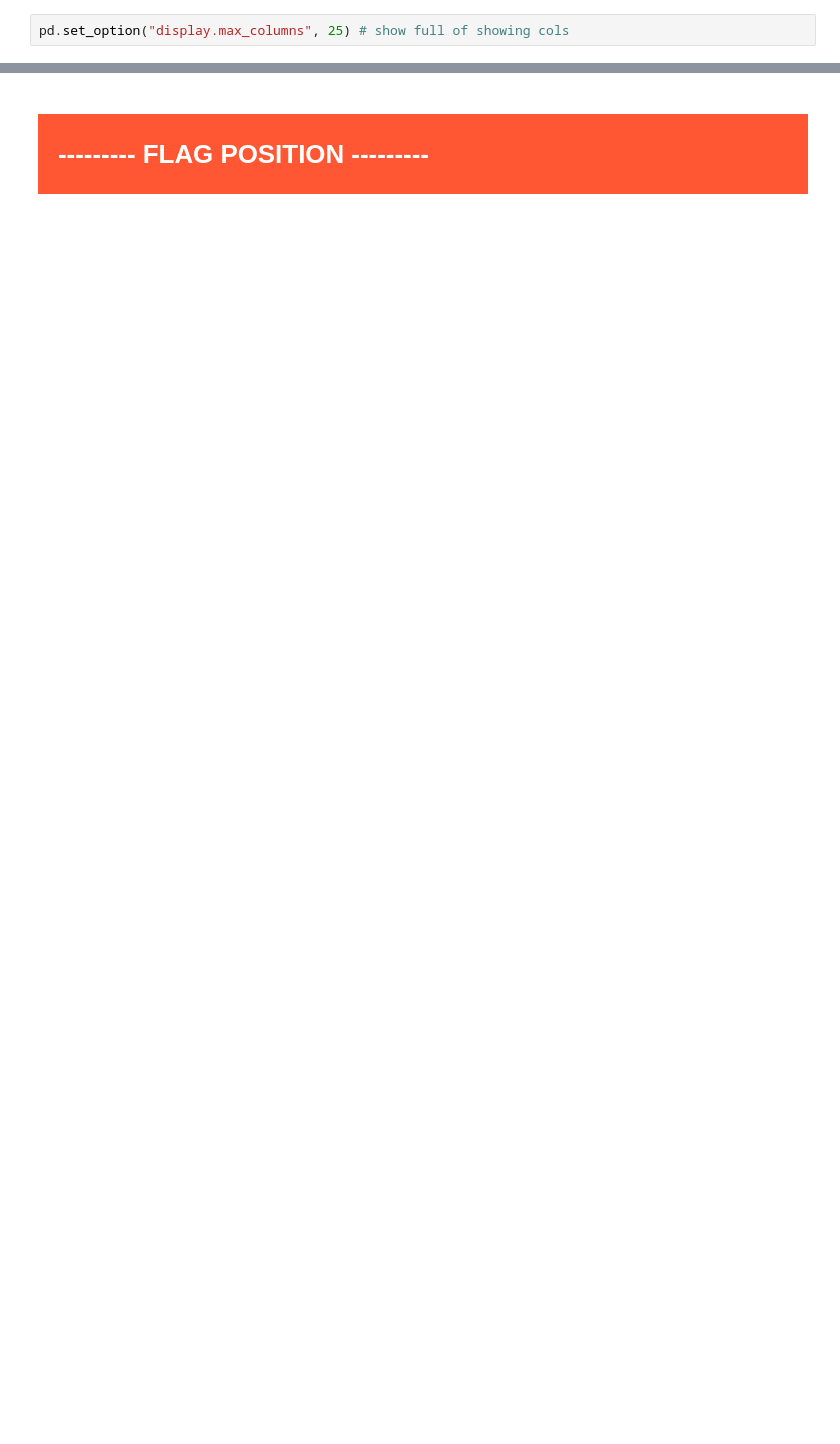
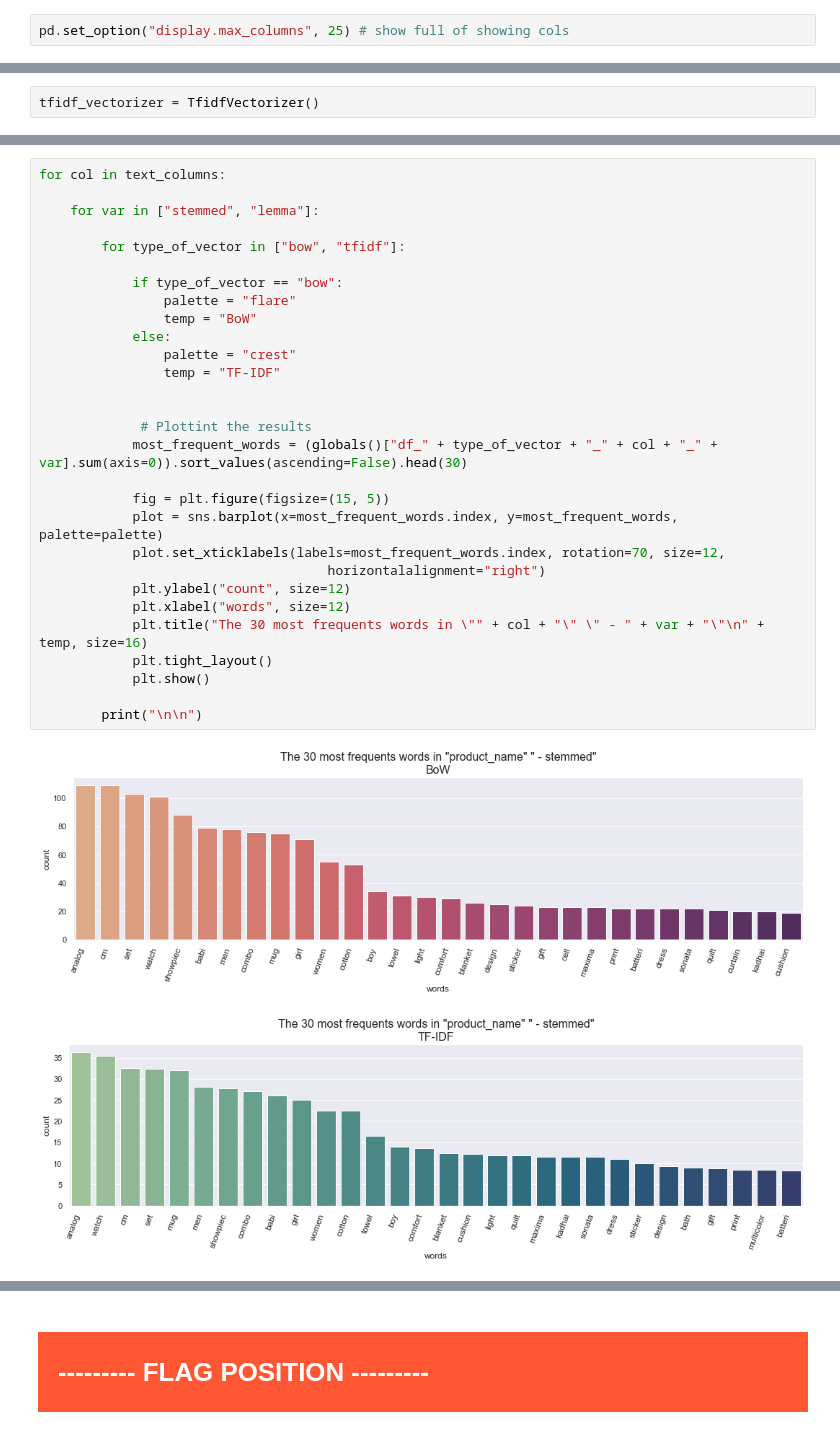
Before and after one commit to samirhinojosa/OC-P6-automatically-classify-consumer-goods, a Jupyter notebook: text_analysis_notebook.ipynb, the cells around one changed output, grey strips where cells are left out. Saved outputs shown, nothing was run; the diff lists cells and outputs as text; blank space fills up the shorter version.

```diff
--- a/text_analysis_notebook.ipynb
+++ b/text_analysis_notebook.ipynb
@@ -960,0 +974,2 @@ for col in text_columns:
+# %%
+tfidf_vectorizer = TfidfVectorizer()
@@ -960,0 +1036,32 @@ for col in text_columns:
+# %%
+for col in text_columns:
+
+    for var in ["stemmed", "lemma"]:
+
+        for type_of_vector in ["bow", "tfidf"]:
+
+            if type_of_vector == "bow":
+                palette = "flare"
+                temp = "BoW"
+            else:
+                palette = "crest"
+                temp = "TF-IDF"
+
+
+             # Plottint the results
+            most_frequent_words = (globals()["df_" + type_of_vector + "_" + col + "_" + var].sum(axis=0)).sort_values(ascending=False).head(30)
+
+            fig = plt.figure(figsize=(15, 5))
+            plot = sns.barplot(x=most_frequent_words.index, y=most_frequent_words, palette=palette)
+            plot.set_xticklabels(labels=most_frequent_words.index, rotation=70, size=12,
+                                     horizontalalignment="right")
+            plt.ylabel("count", size=12)
+            plt.xlabel("words", size=12)
+            plt.title("The 30 most frequents words in \"" + col + "\" \" - " + var + "\"\n" + temp, size=16)
+            plt.tight_layout()
+            plt.show()
+
+        print("\n\n")
+# %% [output]
+[figure, added]
+[figure, added]
```
Also changed, not shown: parts of 35 cells of this notebook, 1 other file.
